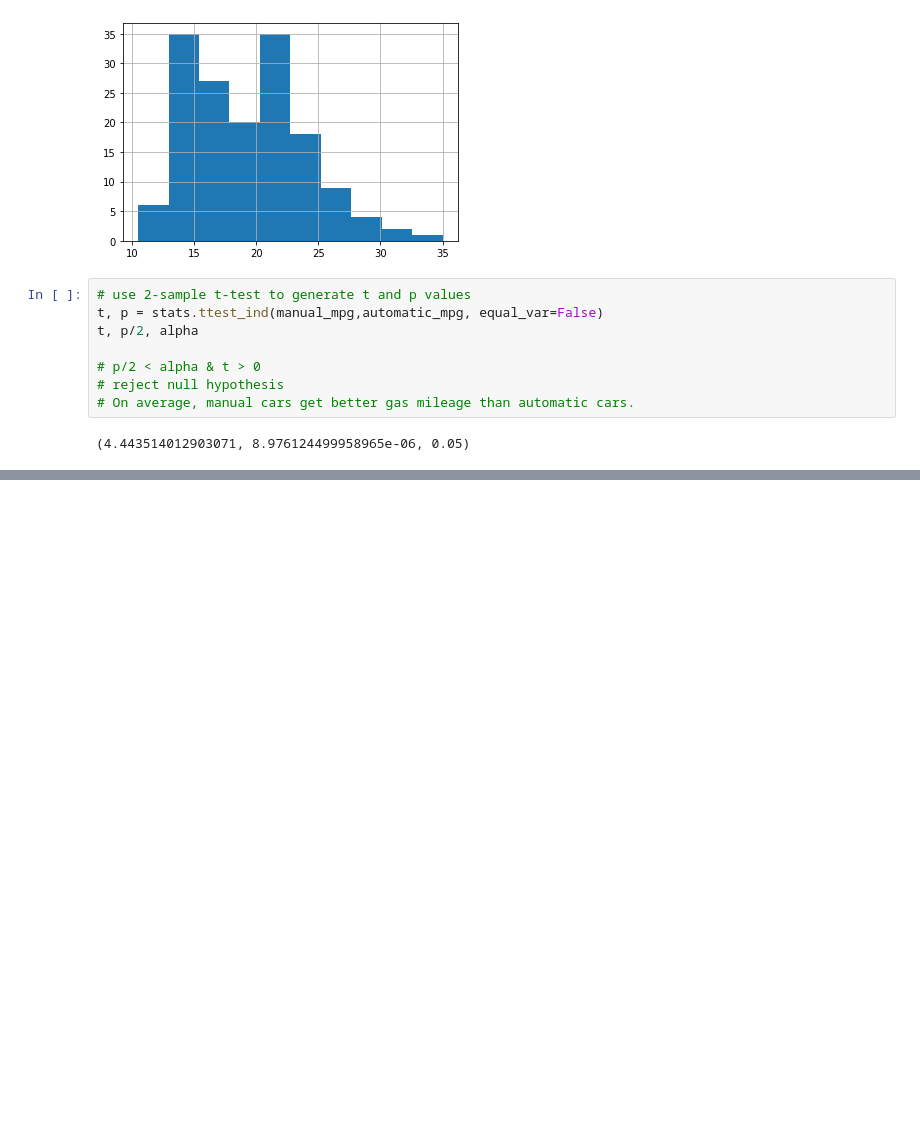
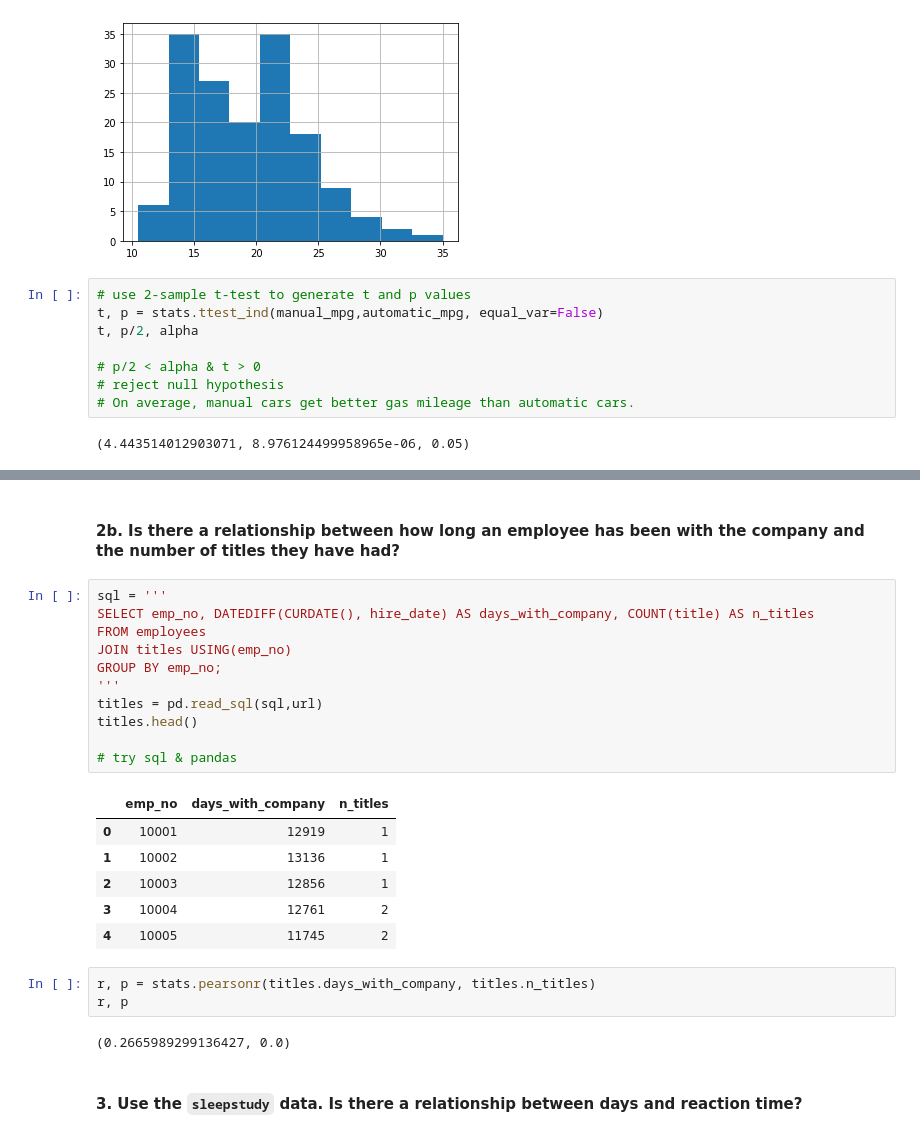
Before and after one commit to sophia-stewart/statistics-exercises, a Jupyter notebook: hypothesis_testing.ipynb, the cells around one changed output, grey strips where cells are left out. Saved outputs shown, nothing was run; the diff lists cells and outputs as text; blank space fills up the shorter version.

```diff
--- a/hypothesis_testing.ipynb
+++ b/hypothesis_testing.ipynb
@@ -366,0 +307,27 @@ r, p
+# %% [markdown]
+#### 2b. Is there a relationship between how long an employee has been with the company and the number of titles they have had?
+# %%
+sql = '''
+SELECT emp_no, DATEDIFF(CURDATE(), hire_date) AS days_with_company, COUNT(title) AS n_titles
+FROM employees
+JOIN titles USING(emp_no)
+GROUP BY emp_no;
+'''
+titles = pd.read_sql(sql,url)
+titles.head()
+
+# try sql & pandas
+# %% [output]
+|  | emp_no | days_with_company | n_titles |
+| 0 | 10001 | 12919 | 1 |
+| 1 | 10002 | 13136 | 1 |
+| 2 | 10003 | 12856 | 1 |
+| 3 | 10004 | 12761 | 2 |
+| 4 | 10005 | 11745 | 2 |
+# %%
+r, p = stats.pearsonr(titles.days_with_company, titles.n_titles)
+r, p
+# %% [output]
+(0.2665989299136427, 0.0)
+# %% [markdown]
+#### 3. Use the `sleepstudy` data. Is there a relationship between days and reaction time?
```
Also changed, not shown: parts of 33 cells of this notebook.
